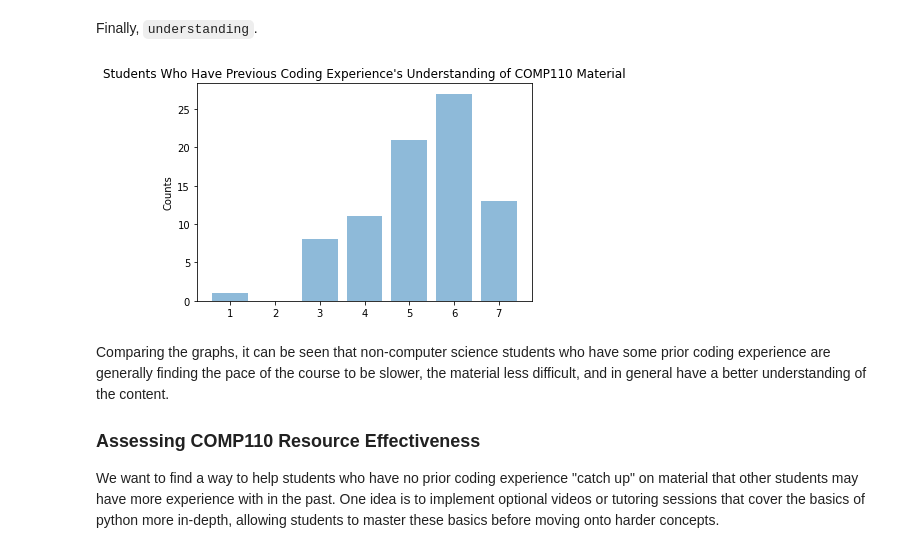
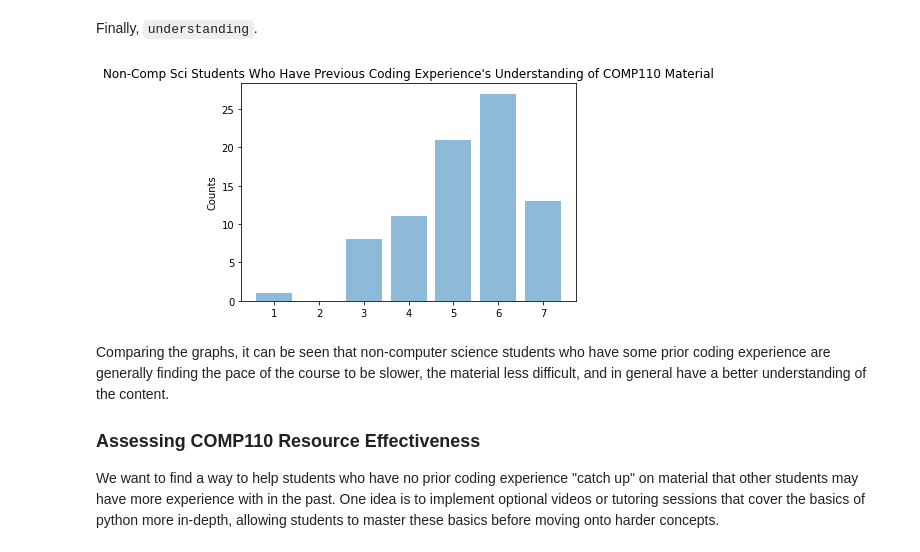
Before and after one commit to mnk48/comp110-22s-workspace, a Jupyter notebook: exercises/ex08/analysis.ipynb, the cells around one changed output. Drawn from its saved outputs; the diff is of its cells as text; code cells hidden in the pictures.

```diff
--- a/exercises/ex08/analysis.ipynb
+++ b/exercises/ex08/analysis.ipynb
@@ -284,16 +284,16 @@ Finally, `understanding`.
 # %%
 labels = ['1', '2', '3', '4', '5', '6', '7']
 y_pos = [0, 1, 2, 3, 4, 5, 6]
 counts = [1, 0, 8, 11, 21, 27, 13]
 
 plt.bar(y_pos, counts, align='center', alpha=0.5)
 plt.xticks(y_pos, labels)
 plt.ylabel('Counts')
-plt.title("Students Who Have Previous Coding Experience's Understanding of COMP110 Material")
+plt.title("Non-Comp Sci Students Who Have Previous Coding Experience's Understanding of COMP110 Material")
 
 plt.show()
 # %% [output]
-[figure, old version]
+[figure, new version]
 # %% [markdown]
 Comparing the graphs, it can be seen that non-computer science students who have some prior coding experience are generally finding the pace of the course to be slower, the material less difficult, and in general have a better understanding of the content.
 
```
Also changed, not shown: parts of 2 cells of this notebook.
